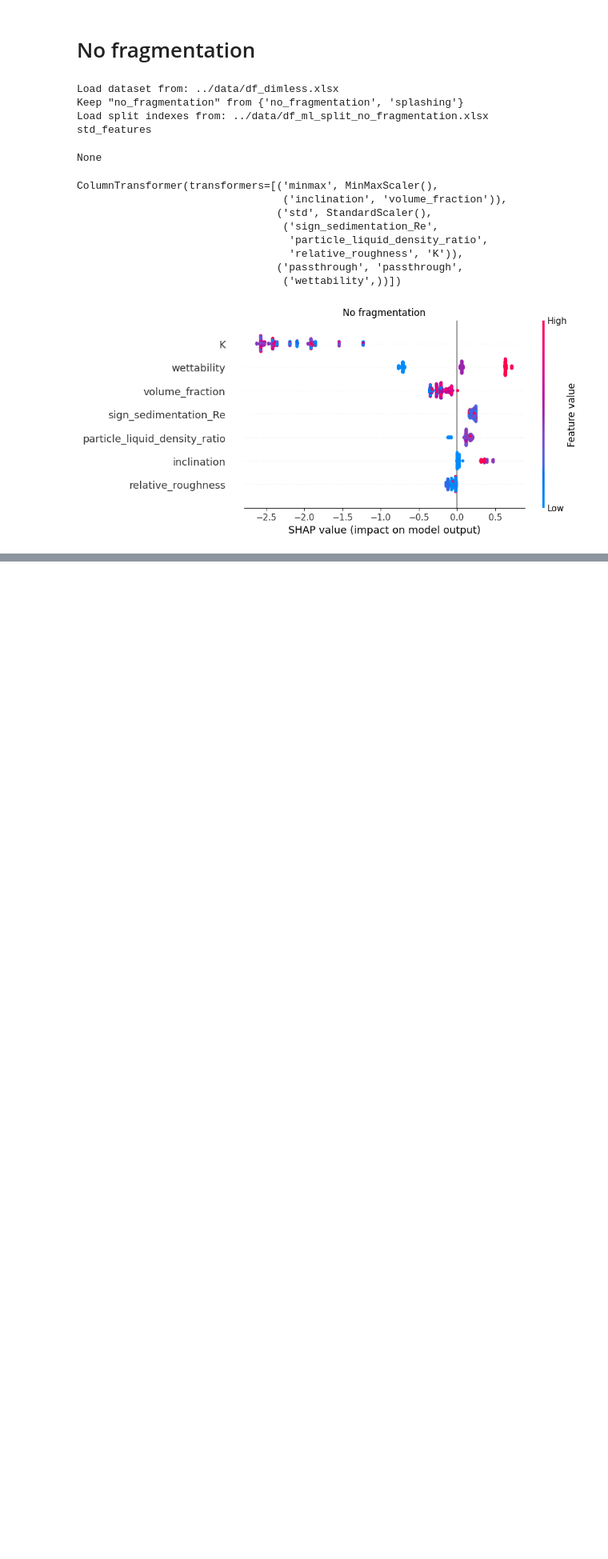
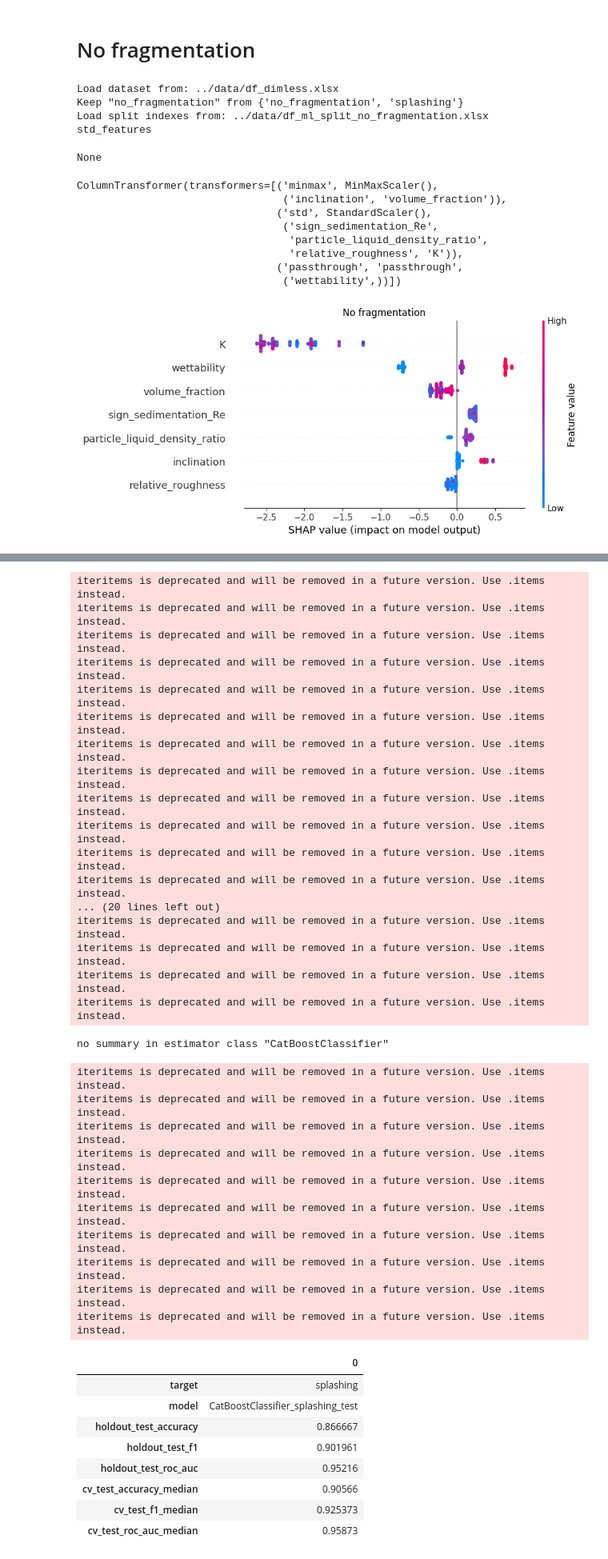
Before and after one commit to mvulf/drop-wall-impact-ml-prediction, a Jupyter notebook: notebooks/modelling_df3_dimless_shap_v0.ipynb, the cells around one changed output, grey strips where cells are left out. Shown at 80% size. Cells and saved outputs as stored; diff of their text form; code cells hidden in the pictures; blank space fills up the shorter version.

```diff
--- a/notebooks/modelling_df3_dimless_shap_v0.ipynb
+++ b/notebooks/modelling_df3_dimless_shap_v0.ipynb
@@ -122,0 +128,9 @@ plt.show()
+# %%
+ml_pipe = MLPipeline(
+    target='splashing',
+    estimator=CatBoostClassifier(verbose=False),
+    features_to_drop = (
+    ),
+    model_postfix='test',)
+ml_pipe.run(save_model_and_metrics=False)
+# %% [output]
@@ -122,0 +161,37 @@ plt.show()
+iteritems is deprecated and will be removed in a future version. Use .items instead.
+iteritems is deprecated and will be removed in a future version. Use .items instead.
+iteritems is deprecated and will be removed in a future version. Use .items instead.
+iteritems is deprecated and will be removed in a future version. Use .items instead.
+iteritems is deprecated and will be removed in a future version. Use .items instead.
+iteritems is deprecated and will be removed in a future version. Use .items instead.
+iteritems is deprecated and will be removed in a future version. Use .items instead.
+iteritems is deprecated and will be removed in a future version. Use .items instead.
+iteritems is deprecated and will be removed in a future version. Use .items instead.
+iteritems is deprecated and will be removed in a future version. Use .items instead.
+iteritems is deprecated and will be removed in a future version. Use .items instead.
+iteritems is deprecated and will be removed in a future version. Use .items instead.
+... (20 lines left out)
+iteritems is deprecated and will be removed in a future version. Use .items instead.
+iteritems is deprecated and will be removed in a future version. Use .items instead.
+iteritems is deprecated and will be removed in a future version. Use .items instead.
+iteritems is deprecated and will be removed in a future version. Use .items instead.
+no summary in estimator class "CatBoostClassifier"
+iteritems is deprecated and will be removed in a future version. Use .items instead.
+iteritems is deprecated and will be removed in a future version. Use .items instead.
+iteritems is deprecated and will be removed in a future version. Use .items instead.
+iteritems is deprecated and will be removed in a future version. Use .items instead.
+iteritems is deprecated and will be removed in a future version. Use .items instead.
+iteritems is deprecated and will be removed in a future version. Use .items instead.
+iteritems is deprecated and will be removed in a future version. Use .items instead.
+iteritems is deprecated and will be removed in a future version. Use .items instead.
+iteritems is deprecated and will be removed in a future version. Use .items instead.
+iteritems is deprecated and will be removed in a future version. Use .items instead.
+|  | 0 |
+| target | splashing |
+| model | CatBoostClassifier_splashing_test |
+| holdout_test_accuracy | 0.866667 |
+| holdout_test_f1 | 0.901961 |
+| holdout_test_roc_auc | 0.95216 |
+| cv_test_accuracy_median | 0.90566 |
+| cv_test_f1_median | 0.925373 |
+| cv_test_roc_auc_median | 0.95873 |
```
Also changed, not shown: parts of 8 cells of this notebook.
